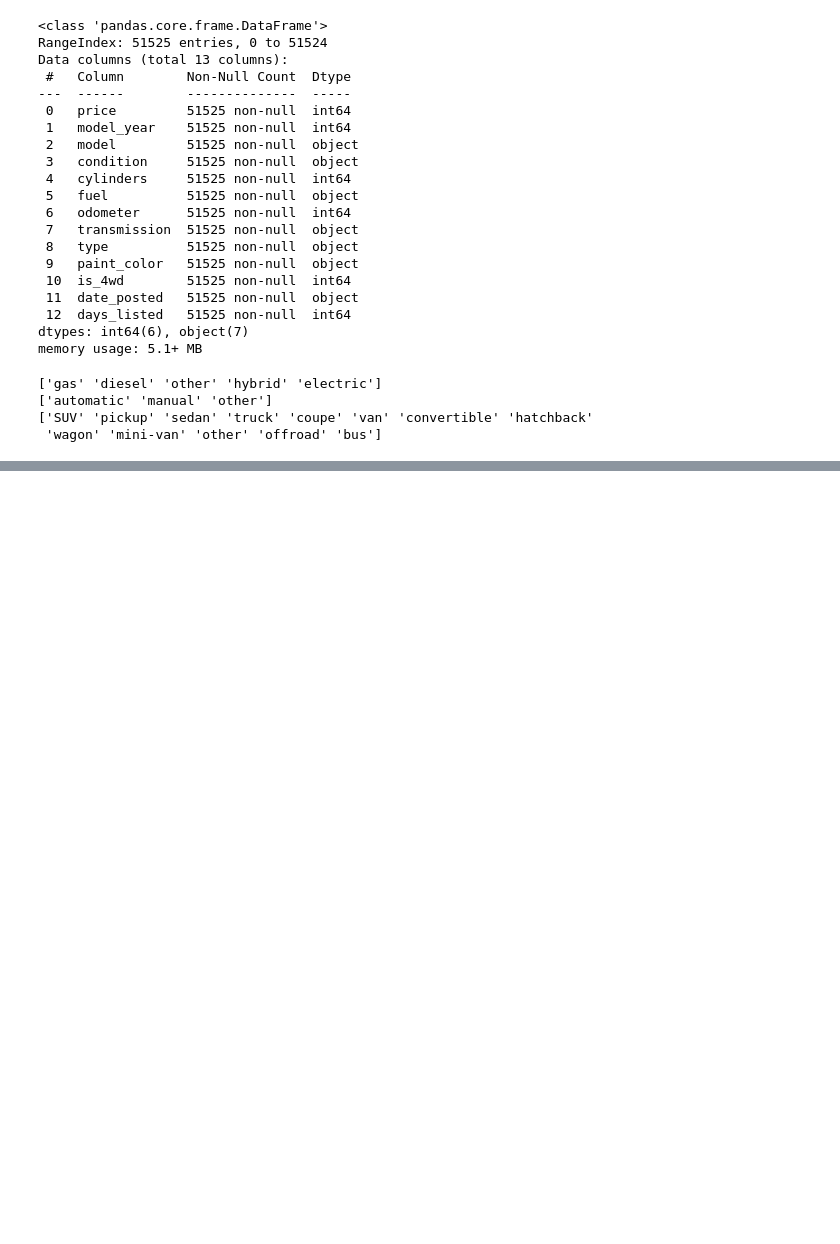
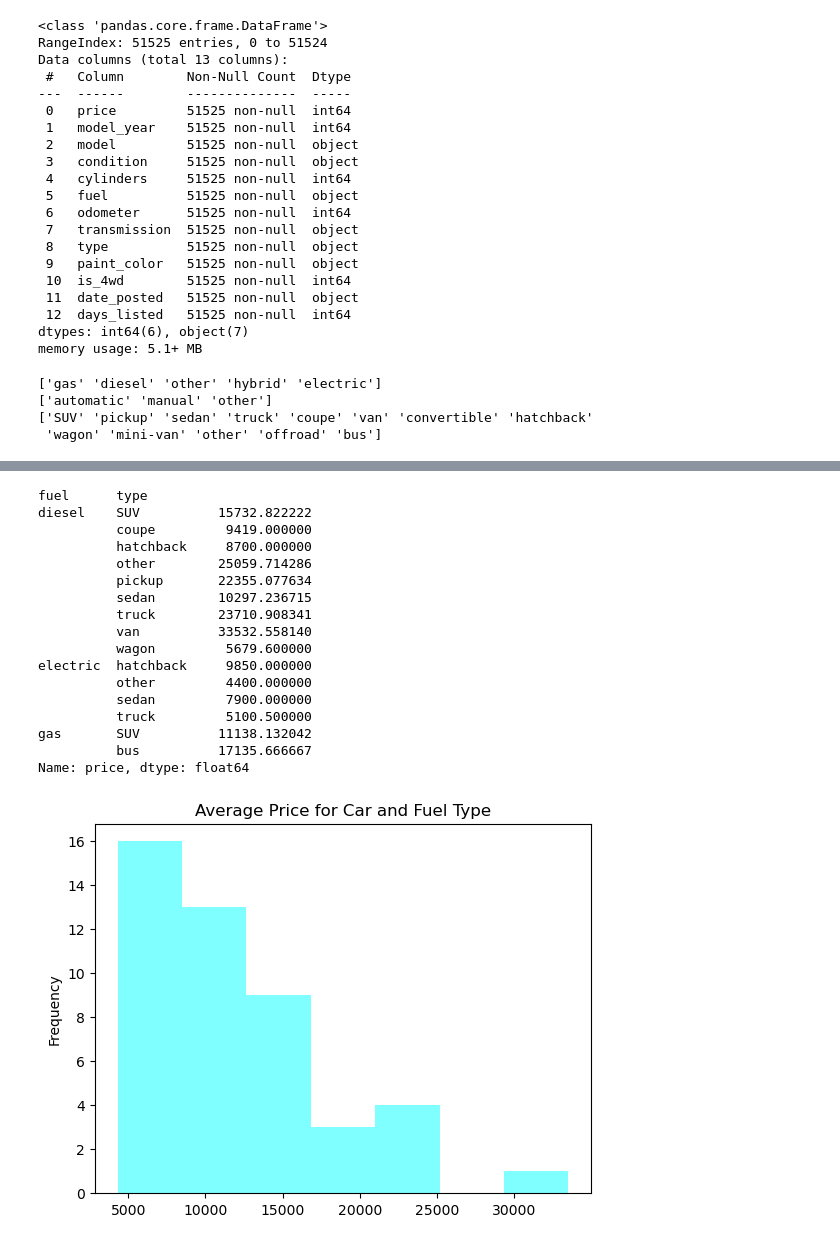
Before and after one commit to LDeYoung17/car-data-project-practicum, a Jupyter notebook: notebooks/EDA.ipynb, the cells around one changed output, grey strips where cells are left out. Saved outputs shown, nothing was run; the diff lists cells and outputs as text; code cells hidden in the pictures; blank space fills up the shorter version.

```diff
--- a/notebooks/EDA.ipynb
+++ b/notebooks/EDA.ipynb
@@ -150,0 +150,30 @@ Name: price, dtype: float64
+# %%
+grp2 = car_data.groupby(['fuel', 'type'])
+car_type = grp2['price'].mean()
+
+print(car_type.head(15))
+car_type.plot(kind='hist',
+              title='Average Price for Car and Fuel Type',
+              color='aqua',
+              bins=7,
+              alpha=0.5)
+plt.show()
+# %% [output]
+fuel      type
+diesel    SUV          15732.822222
+          coupe         9419.000000
+          hatchback     8700.000000
+          other        25059.714286
+          pickup       22355.077634
+          sedan        10297.236715
+          truck        23710.908341
+          van          33532.558140
+          wagon         5679.600000
+electric  hatchback     9850.000000
+          other         4400.000000
+          sedan         7900.000000
+          truck         5100.500000
+gas       SUV          11138.132042
+          bus          17135.666667
+Name: price, dtype: float64
+[figure, added]
```
Also changed, not shown: parts of 2 cells of this notebook.
